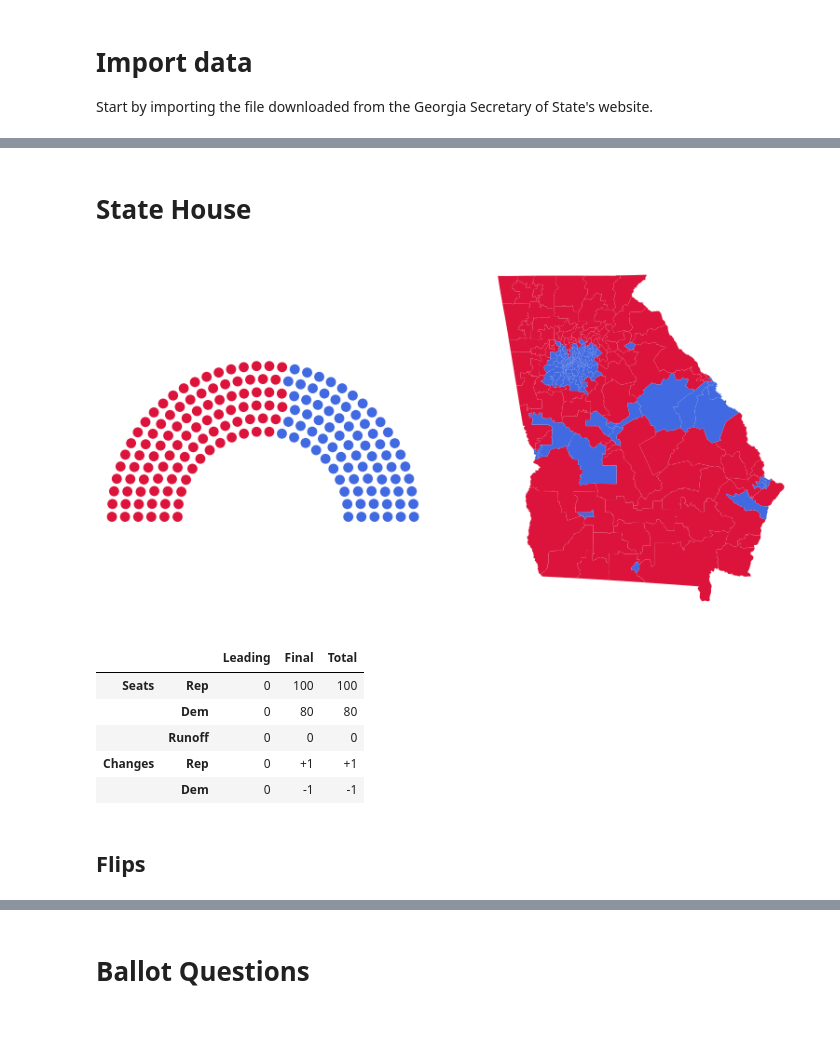
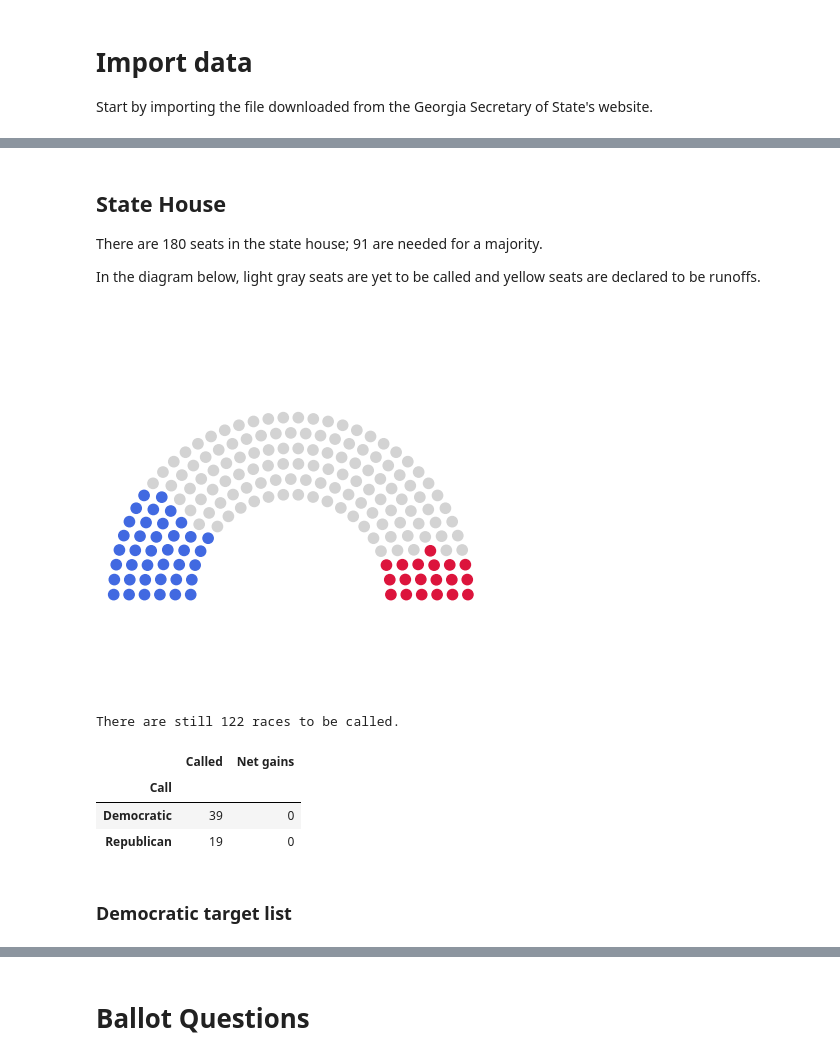
Before and after one commit to davidboers/2026electionmodels, a Jupyter notebook: sos.ipynb, the cells around one changed output, grey strips where cells are left out. Saved outputs shown, nothing was run; the diff lists cells and outputs as text; code cells hidden in the pictures; blank space fills up the shorter version.

```diff
--- a/sos.ipynb
+++ b/sos.ipynb
@@ -235,13 +64,22 @@ sh_geo = sh_geo.set_index(sh_geo['DISTRICT'].apply(lambda d: f'State House of Re
 # %%
-ss = ballotItems.copy()
-ss = ss[ss.index.map(lambda x: 'State Senate' in x)]
-ss = ss.join(incumbent_parties.set_index('name')['incumbentParty'], on='name')
-ss = prep(ss)
-tos = table_of_seats_won(ss)
+order = {
+    'Dem': 0,
+    'Runoff': 1,
+    'Not called': 2,
+    'Rep': 3
+}
 
-main_graphic(tos, ss_geo, ss, nrows=4)
+party_colors = {
+    'Dem': 'royalblue',
+    'Runoff': 'yellow',
+    'Not called': 'lightgray',
+    'Rep': 'crimson'
+}
 
-plt.show()
-
-pd.concat([tos, seat_changes(ss)], keys=['Seats', 'Changes'])
+senate_calls = call_list.loc['State Senate']
+senate_tally = senate_calls['Call'].value_counts(dropna=False)
+senate_tally = senate_tally.rename({np.nan: 'Not called'})
+assert senate_tally.sum() == 56
+senate_tally = senate_tally.sort_index(key=lambda l: l.map(lambda p: order[p]))
+hemicircle.hemicircle(senate_tally, colors=senate_tally.index.map(lambda p: party_colors[p]), n_rows=4)
 # %% [output]
@@ -269,23 +185,25 @@ sum_generic_ballot(ss)
 # %% [markdown]
-# State House
+## State House
+
+There are 180 seats in the state house; 91 are needed for a majority.
+
+In the diagram below, light gray seats are yet to be called and yellow seats are declared to be runoffs.
 # %%
-sh = ballotItems.copy()
-sh = sh[sh.index.map(lambda x: 'State House' in x)]
-sh = sh.join(incumbent_parties.set_index('name')['incumbentParty'], on='name')
-sh = prep(sh)
-tos = table_of_seats_won(sh)
-main_graphic(tos, sh_geo, sh, nrows=6)
-
-plt.show()
-
-pd.concat([tos, seat_changes(sh)], keys=['Seats', 'Changes'])
+house_calls = call_list.loc['State House of Representatives']
+house_tally = house_calls['Call'].value_counts(dropna=False)
+house_tally = house_tally.rename({np.nan: 'Not called'})
+assert house_tally.sum() == 180
+house_tally = house_tally.sort_index(key=lambda l: l.map(lambda p: order[p]))
+hemicircle.hemicircle(house_tally, colors=house_tally.index.map(lambda p: party_colors[p]), n_rows=6)
 # %% [output]
-[figure, old version]
+[figure, new version]
-|  |  | Leading | Final | Total |
-| Seats | Rep | 0 | 100 | 100 |
-|  | Dem | 0 | 80 | 80 |
-|  | Runoff | 0 | 0 | 0 |
-| Changes | Rep | 0 | +1 | +1 |
-|  | Dem | 0 | -1 | -1 |
+# %%
+mk_call_table(house_calls, house_tally, 180)
+# %% [output]
+There are still 122 races to be called.
+|  | Called | Net gains |
+| Call |  |  |
+| Democratic | 39 | 0 |
+| Republican | 19 | 0 |
 # %% [markdown]
-## Flips
+### Democratic target list
```
Also changed, not shown: parts of 22 cells of this notebook, 5 other files.
